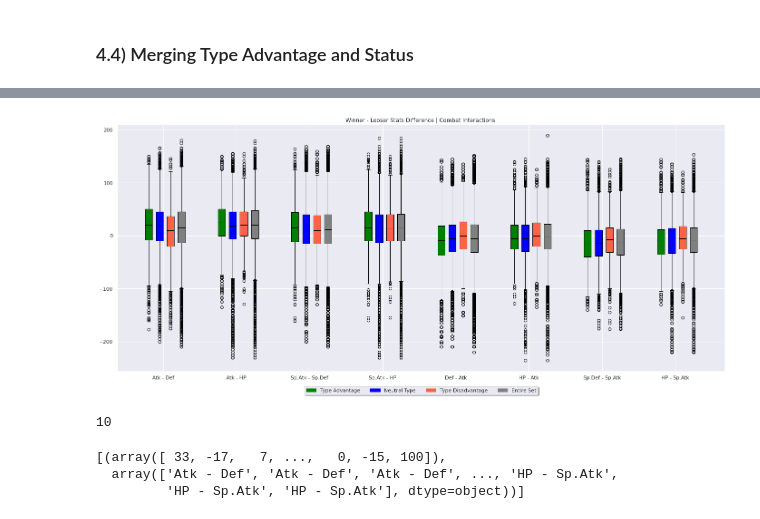
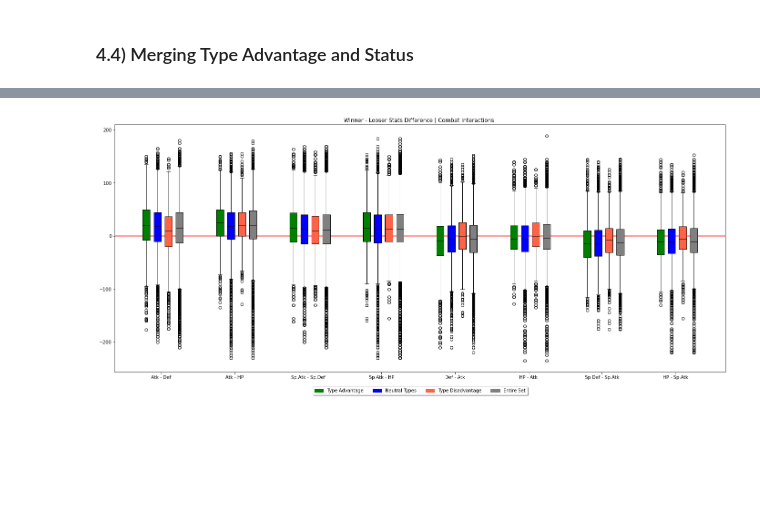
Before and after one commit to rpdieego/IndigoTortoise-pkmn-notebooks, a Jupyter notebook: IndigoTortoise_pkmn.ipynb, the cells around one changed output, grey strips where cells are left out. Saved outputs shown, nothing was run; the diff lists cells and outputs as text; code cells hidden in the pictures; blank space fills up the shorter version.

```diff
--- a/IndigoTortoise_pkmn.ipynb
+++ b/IndigoTortoise_pkmn.ipynb
@@ -1768,46 +1781,33 @@ entire_set_type_adv_stats = create_combat_diff_stats_df(list(abs_adv_stats[0]),a
 
 A = abs_type_adv_stats.values
 B = neutral_type_adv_stats.values
 C = disad_type_adv_stats.values
 D = entire_set_type_adv_stats.values
 
 def draw_plot(data, offset,edge_color, fill_color):
     pos = np.arange(data.shape[1])+offset
     bp = ax.boxplot(data, positions= pos, widths=0.1, patch_artist=True, manage_xticks=False)
     for element in ['boxes', 'whiskers', 'fliers', 'medians', 'caps']:
         plt.setp(bp[element], color=edge_color)
     for patch in bp['boxes']:
         patch.set(facecolor=fill_color)
 
 fig, ax = plt.subplots(figsize =(24,10));
 plt.title('Winner - Looser Stats Difference | Combat Interactions ');
 draw_plot(A, -0.2, "black", "green")
 draw_plot(B, -0.05, "black", "blue")
 draw_plot(C, +0.1,"black", "tomato")
 draw_plot(D, +0.25,"black", "grey")
 ax.set_xticklabels(['Atk - Def', 'Atk - Def', 'Atk - HP', 'Sp.Atk - Sp.Def','Sp.Atk - HP','Def - Atk','HP - Atk','Sp.Def - Sp.Atk','HP - Sp.Atk'])
 # Put a legend below current axis
 
 green_patch = mpatches.Patch(color='green', label='Type Advantage')
-blue_patch = mpatches.Patch(color='blue', label='Neutral Type')
+blue_patch = mpatches.Patch(color='blue', label='Neutral Types')
 red_patch = mpatches.Patch(color='tomato', label='Type Disadvantage')
 grey_patch = mpatches.Patch(color='grey', label='Entire Set')
-#plt.legend(handles=[green_patch,blue_patch,red_patch,grey_patch])
-# Put a legend below current axis
+plt.axhline(0, c='red', label='Zero');
 plt.legend(handles=[green_patch,blue_patch,red_patch,grey_patch],loc='upper center', bbox_to_anchor=(0.5, -0.05),
       fancybox=True, shadow=True, ncol=6)
 plt.show()
 # %% [output]
-[figure, old version]
+[figure, new version]
-# %%
-A = np.random.rand(100,10)
-A.shape[1]
-# %% [output]
-10
-# %%
-A = [(abs_type_adv_stats['Value'].values,abs_type_adv_stats['Base Stat'].values)]
-A
-# %% [output]
-[(array([ 33, -17,   7, ...,   0, -15, 100]),
-  array(['Atk - Def', 'Atk - Def', 'Atk - Def', ..., 'HP - Sp.Atk',
-         'HP - Sp.Atk', 'HP - Sp.Atk'], dtype=object))]
```
Also changed, not shown: parts of 5 cells of this notebook.
